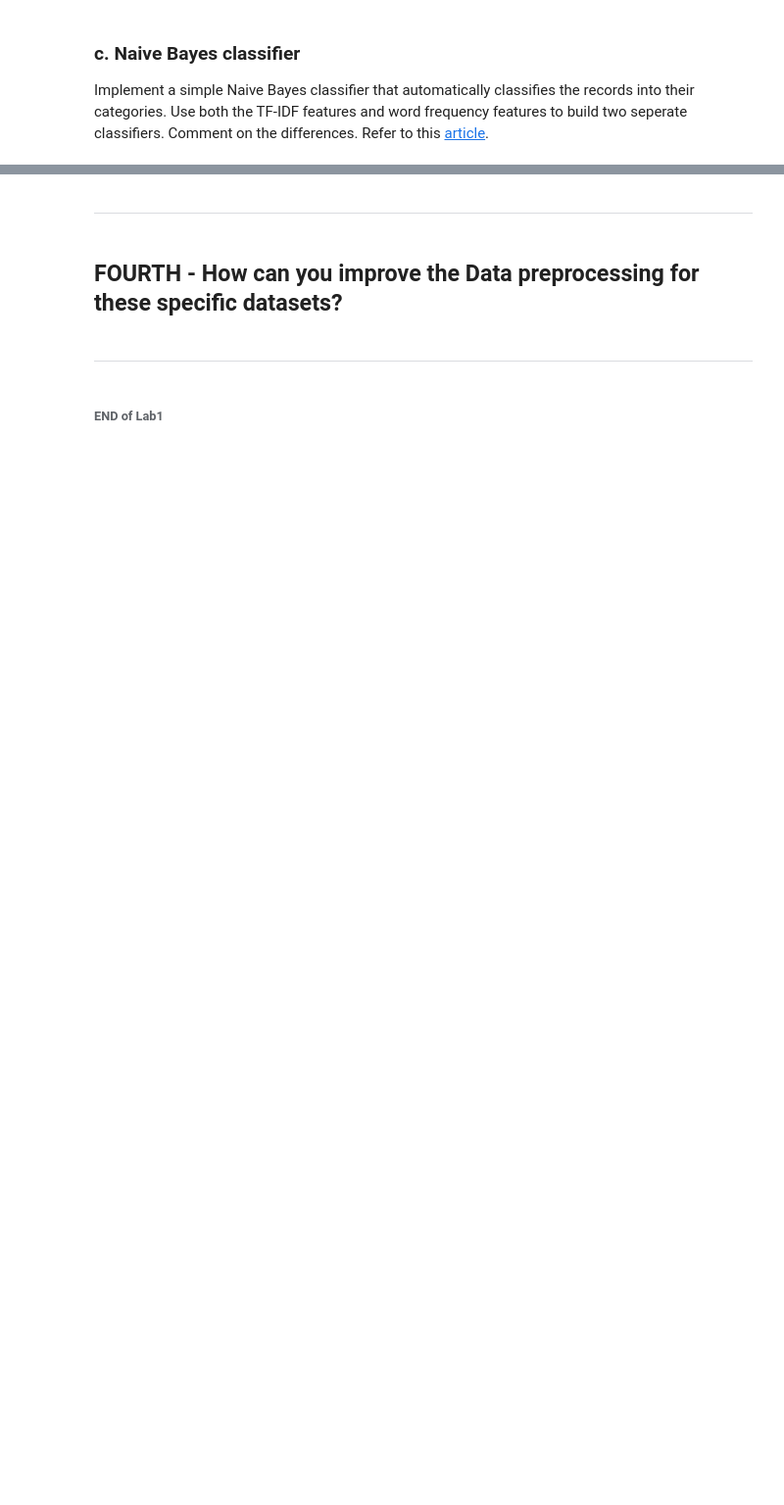
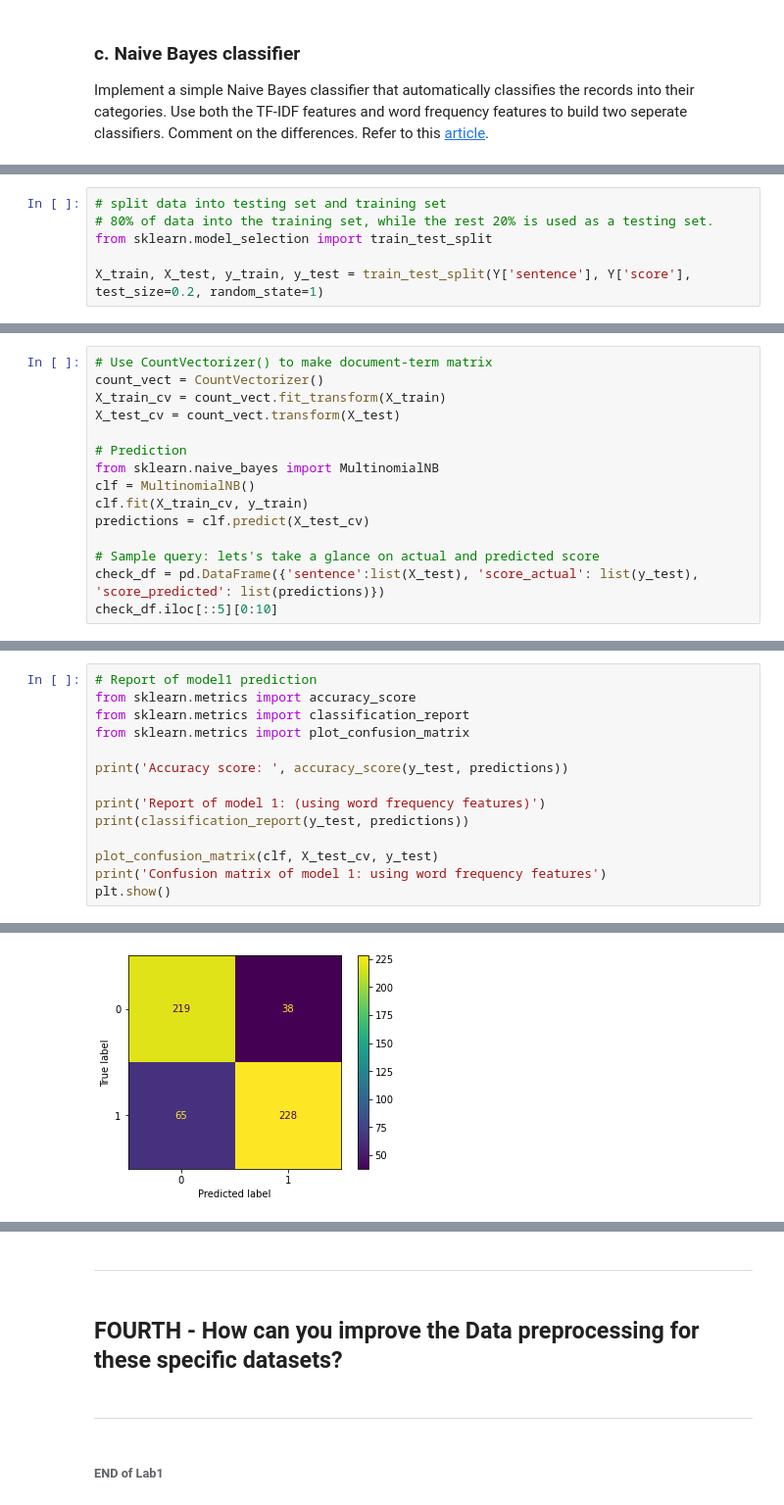
Before and after one commit to chinyakao/DM2021-Lab1-Homework, a Jupyter notebook: DM2021-Lab1-Homework.ipynb, the cells around one changed output, grey strips where cells are left out. Shown at 98% size. Drawn from its saved outputs; the diff is of its cells as text; blank space fills up the shorter version.

Commit message:
finish naive bayes

```diff
--- a/DM2021-Lab1-Homework.ipynb
+++ b/DM2021-Lab1-Homework.ipynb
@@ -941,0 +956,6 @@ Implement a simple Naive Bayes classifier that automatically classifies the reco
+# %%
+# split data into testing set and training set
+# 80% of data into the training set, while the rest 20% is used as a testing set.
+from sklearn.model_selection import train_test_split
+
+X_train, X_test, y_train, y_test = train_test_split(Y['sentence'], Y['score'], test_size=0.2, random_state=1)
@@ -941,0 +966,15 @@ Implement a simple Naive Bayes classifier that automatically classifies the reco
+# %%
+# Use CountVectorizer() to make document-term matrix
+count_vect = CountVectorizer()
+X_train_cv = count_vect.fit_transform(X_train)
+X_test_cv = count_vect.transform(X_test)
+
+# Prediction
+from sklearn.naive_bayes import MultinomialNB
+clf = MultinomialNB()
+clf.fit(X_train_cv, y_train)
+predictions = clf.predict(X_test_cv)
+
+# Sample query: lets's take a glance on actual and predicted score
+check_df = pd.DataFrame({'sentence':list(X_test), 'score_actual': list(y_test), 'score_predicted': list(predictions)})
+check_df.iloc[::5][0:10]
@@ -941,0 +993,15 @@ Implement a simple Naive Bayes classifier that automatically classifies the reco
+# %%
+# Report of model1 prediction
+from sklearn.metrics import accuracy_score
+from sklearn.metrics import classification_report
+from sklearn.metrics import plot_confusion_matrix
+
+print('Accuracy score: ', accuracy_score(y_test, predictions))
+
+print('Report of model 1: (using word frequency features)')
+print(classification_report(y_test, predictions))
+
+plot_confusion_matrix(clf, X_test_cv, y_test)
+print('Confusion matrix of model 1: using word frequency features')
+plt.show()
+# %% [output]
@@ -942 +1020,2 @@ Implement a simple Naive Bayes classifier that automatically classifies the reco
+[figure, added]
 # %% [markdown]
```
Also changed, not shown: parts of 28 cells of this notebook.
